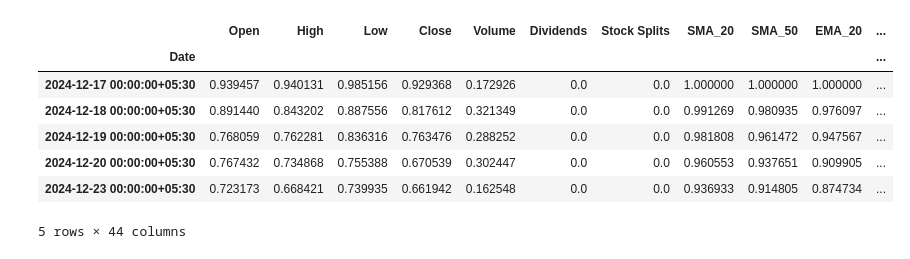
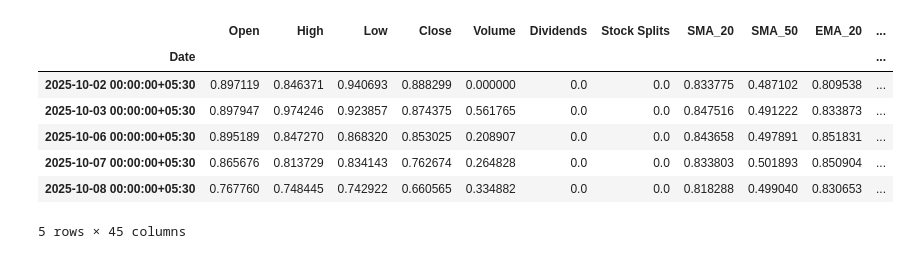
Before and after one commit to Swagat1342/Enhanced-Stock-Prediction-System-with-Risk-Management, a Jupyter notebook: Untitled5.ipynb, the cells around one changed output. Cells and saved outputs as stored; diff of their text form; code cells hidden in the pictures.

```diff
--- a/Untitled5.ipynb
+++ b/Untitled5.ipynb
@@ -29,19 +29,19 @@ Requirement already satisfied: six>=1.5 in /usr/local/lib/python3.12/dist-packag
 import yfinance as yf
 
 # Define the ticker symbol for the desired stock
-data = yf.Ticker("TATAMOTORS.NS")
+Ticker = yf.Ticker("TATAMOTORS.NS")
 
 # Get historical market data for Apple
-hist_data = ticker.history(period="1y") # data for the last 1 year
+hist_data = Ticker.history(period="1y") # data for the last 1 year
 
 print(hist_data)
 
 # Get stock info
-info = data.info
+info = Ticker.info
 print(info)
 
 # Get dividends
-dividends = data.dividends
+dividends = Ticker.dividends
 print(dividends)
 # %% [output]
                                  Open        High         Low       Close  \
@@ -167 +176,6 @@ def full_feature_pipeline(data):
     return data, scaler
+# %%
+
+hist_data, scaler = full_feature_pipeline(hist_data)
+
+display(hist_data.head())
@@ -168,13 +191,13 @@ def full_feature_pipeline(data):
 # %%
 hist_data, scaler = full_feature_pipeline(hist_data)
 
-display(hist_data.head())
+display(hist_data.tail())
 # %% [output]
 |  | Open | High | Low | Close | Volume | Dividends | Stock Splits | SMA_20 | SMA_50 | EMA_20 | ... |
 | Date |  |  |  |  |  |  |  |  |  |  | ... |
-| 2024-12-17 00:00:00+05:30 | 0.939457 | 0.940131 | 0.985156 | 0.929368 | 0.172926 | 0.0 | 0.0 | 1.000000 | 1.000000 | 1.000000 | ... |
-| 2024-12-18 00:00:00+05:30 | 0.891440 | 0.843202 | 0.887556 | 0.817612 | 0.321349 | 0.0 | 0.0 | 0.991269 | 0.980935 | 0.976097 | ... |
-| 2024-12-19 00:00:00+05:30 | 0.768059 | 0.762281 | 0.836316 | 0.763476 | 0.288252 | 0.0 | 0.0 | 0.981808 | 0.961472 | 0.947567 | ... |
-| 2024-12-20 00:00:00+05:30 | 0.767432 | 0.734868 | 0.755388 | 0.670539 | 0.302447 | 0.0 | 0.0 | 0.960553 | 0.937651 | 0.909905 | ... |
-| 2024-12-23 00:00:00+05:30 | 0.723173 | 0.668421 | 0.739935 | 0.661942 | 0.162548 | 0.0 | 0.0 | 0.936933 | 0.914805 | 0.874734 | ... |
+| 2025-10-02 00:00:00+05:30 | 0.897119 | 0.846371 | 0.940693 | 0.888299 | 0.000000 | 0.0 | 0.0 | 0.833775 | 0.487102 | 0.809538 | ... |
+| 2025-10-03 00:00:00+05:30 | 0.897947 | 0.974246 | 0.923857 | 0.874375 | 0.561765 | 0.0 | 0.0 | 0.847516 | 0.491222 | 0.833873 | ... |
+| 2025-10-06 00:00:00+05:30 | 0.895189 | 0.847270 | 0.868320 | 0.853025 | 0.208907 | 0.0 | 0.0 | 0.843658 | 0.497891 | 0.851831 | ... |
+| 2025-10-07 00:00:00+05:30 | 0.865676 | 0.813729 | 0.834143 | 0.762674 | 0.264828 | 0.0 | 0.0 | 0.833803 | 0.501893 | 0.850904 | ... |
+| 2025-10-08 00:00:00+05:30 | 0.767760 | 0.748445 | 0.742922 | 0.660565 | 0.334882 | 0.0 | 0.0 | 0.818288 | 0.499040 | 0.830653 | ... |
-5 rows × 44 columns
+5 rows × 45 columns
```
Also changed, not shown: parts of 4 cells of this notebook.
